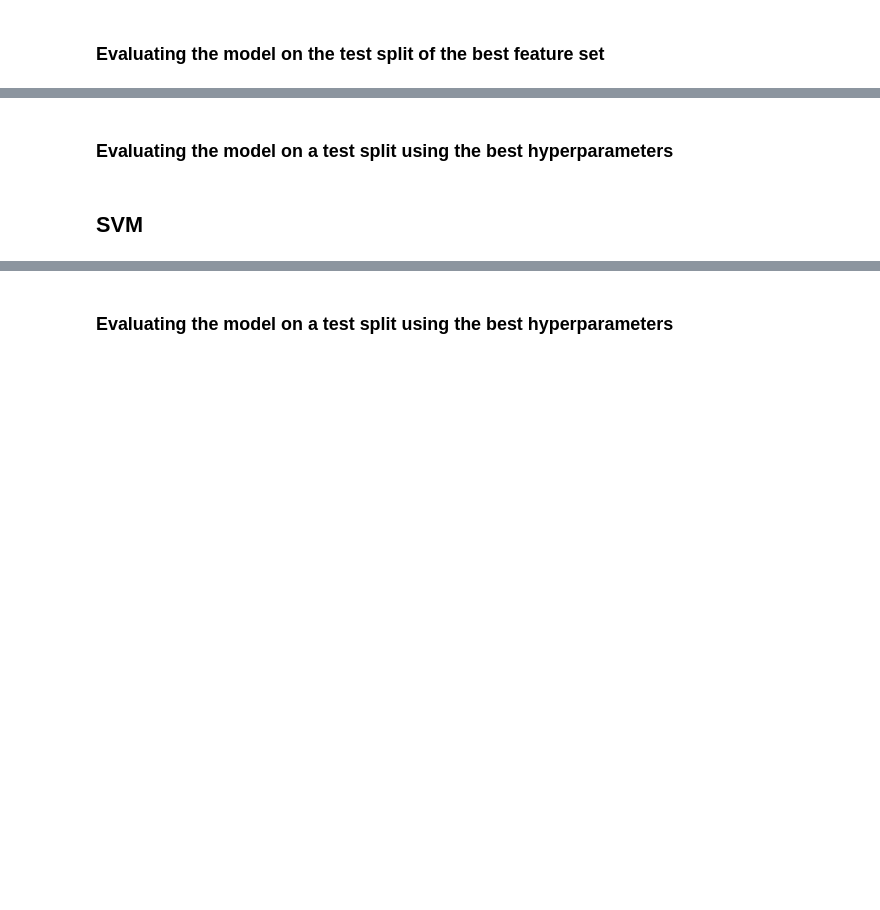
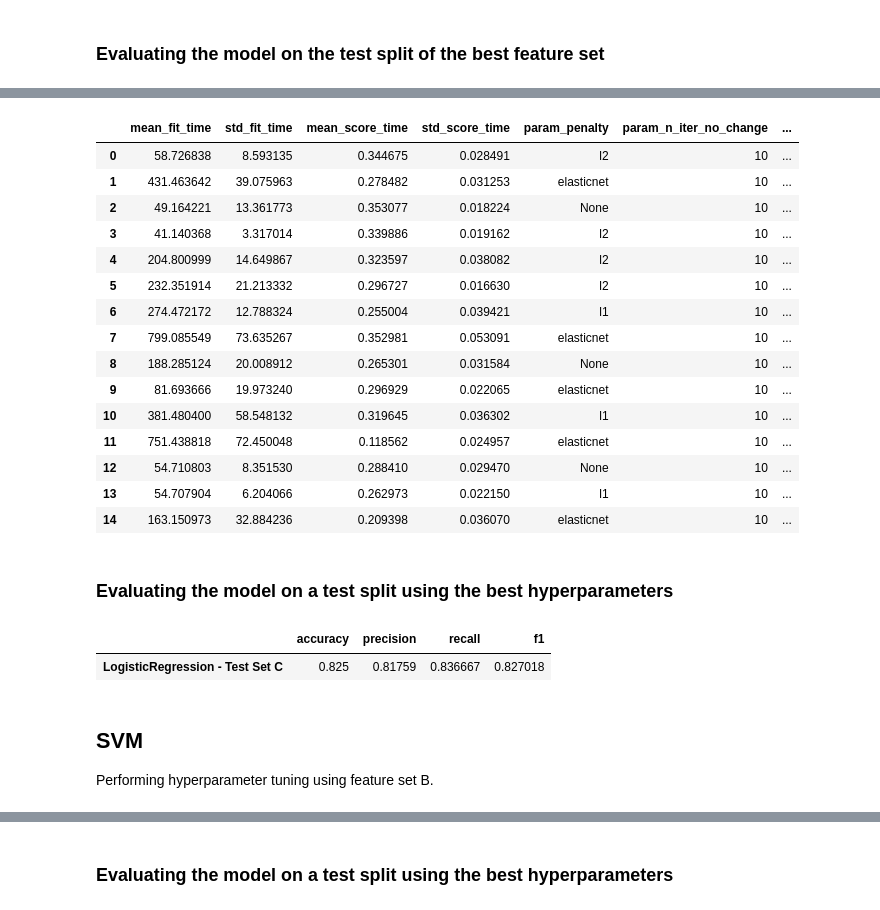
Before and after one commit to Wisaacj/Sentiment-Analysis, a Jupyter notebook: sgd_classification_and_svms.ipynb, the cells around one changed output, grey strips where cells are left out. Saved outputs shown, nothing was run; the diff lists cells and outputs as text; code cells hidden in the pictures; blank space fills up the shorter version.

```diff
--- a/sgd_classification_and_svms.ipynb
+++ b/sgd_classification_and_svms.ipynb
@@ -159,2 +151,12 @@ from sklearn.model_selection import RandomizedSearchCV
+# %%
+param_grid = {
+    "penalty": ["l2", "l1", "elasticnet", None],
+    "alpha": [1e-5, 1e-4, 1e-3],
+    "max_iter": [750, 1000, 1250, 1500],
+    "learning_rate": ["optimal", "adaptive"],
+    "eta0": [1e-3, 1e-2],
+    "early_stopping": [False, True],
+    "n_iter_no_change": [10],
+}
 # %% [markdown]
 ## Logstic Regression
@@ -161,27 +165,17 @@ from sklearn.model_selection import RandomizedSearchCV
-# %%
-param_grid = {
-    "penalty": ["l2", "l1", "elasticnet", None],
-    "alpha": [0., 1e-5, 1e-4, 1e-3],
-    "max_iter": [500, 1000, 1500],
-    "learning_rate": ["optimal", "invscaling"],
-    "early_stopping": [False, True],
-    "eta0": [0, 1e-4, 1e-2],
-    "n_iter_no_change": [10],
-}
 # %%
-grid_search = RandomizedSearchCV(
+lr_random_search = RandomizedSearchCV(
     estimator=SGDClassifier(**lr_default_hyperparams),
     param_distributions=param_grid,
     scoring="f1",
-    n_iter=20,
-    n_jobs=4,
-    verbose=1
+    n_iter=15,
+    n_jobs=8,
+    verbose=1,
     random_state=42,
 )
 
 print("Performing grid search...")
 print(f"Hyperparameters to be evaluated:\n{param_grid}")
-grid_search.fit(X_train_c, y_train_c)
+lr_random_search.fit(X_train_c, y_train_c)
 # %% [output]
 Performing grid search...
 Hyperparameters to be evaluated:
@@ -191,4 +210,38 @@ KeyboardInterrupt:
+# %%
+lr_cv_results = pd.DataFrame(lr_random_search.cv_results_)
+lr_cv_results
+# %% [output]
+|  | mean_fit_time | std_fit_time | mean_score_time | std_score_time | param_penalty | param_n_iter_no_change | ... |
+| 0 | 58.726838 | 8.593135 | 0.344675 | 0.028491 | l2 | 10 | ... |
+| 1 | 431.463642 | 39.075963 | 0.278482 | 0.031253 | elasticnet | 10 | ... |
+| 2 | 49.164221 | 13.361773 | 0.353077 | 0.018224 | None | 10 | ... |
+| 3 | 41.140368 | 3.317014 | 0.339886 | 0.019162 | l2 | 10 | ... |
+| 4 | 204.800999 | 14.649867 | 0.323597 | 0.038082 | l2 | 10 | ... |
+| 5 | 232.351914 | 21.213332 | 0.296727 | 0.016630 | l2 | 10 | ... |
+| 6 | 274.472172 | 12.788324 | 0.255004 | 0.039421 | l1 | 10 | ... |
+| 7 | 799.085549 | 73.635267 | 0.352981 | 0.053091 | elasticnet | 10 | ... |
+| 8 | 188.285124 | 20.008912 | 0.265301 | 0.031584 | None | 10 | ... |
+| 9 | 81.693666 | 19.973240 | 0.296929 | 0.022065 | elasticnet | 10 | ... |
+| 10 | 381.480400 | 58.548132 | 0.319645 | 0.036302 | l1 | 10 | ... |
+| 11 | 751.438818 | 72.450048 | 0.118562 | 0.024957 | elasticnet | 10 | ... |
+| 12 | 54.710803 | 8.351530 | 0.288410 | 0.029470 | None | 10 | ... |
+| 13 | 54.707904 | 6.204066 | 0.262973 | 0.022150 | l1 | 10 | ... |
+| 14 | 163.150973 | 32.884236 | 0.209398 | 0.036070 | elasticnet | 10 | ... |
 # %% [markdown]
 ### Evaluating the model on a test split using the best hyperparameters
-# %% [markdown]
-## SVM
+# %%
+classifier = SGDClassifier(**lr_best_parameters)
+classifier.fit(X_train_c, y_train_c)
+
+test_predictions = classifier.predict(X_test_c)
+test_performance = BinaryClassifierEvaluator(y_test_c, test_predictions).get_summary().as_df()
+
+test_performance.index = [f"LogisticRegression - Test Set C"]
+test_performance
+# %% [output]
+|  | accuracy | precision | recall | f1 |
+| LogisticRegression - Test Set C | 0.825 | 0.81759 | 0.836667 | 0.827018 |
+# %% [markdown]
+## SVM
+
+Performing hyperparameter tuning using feature set B.
```
Also changed, not shown: parts of 13 cells of this notebook.
